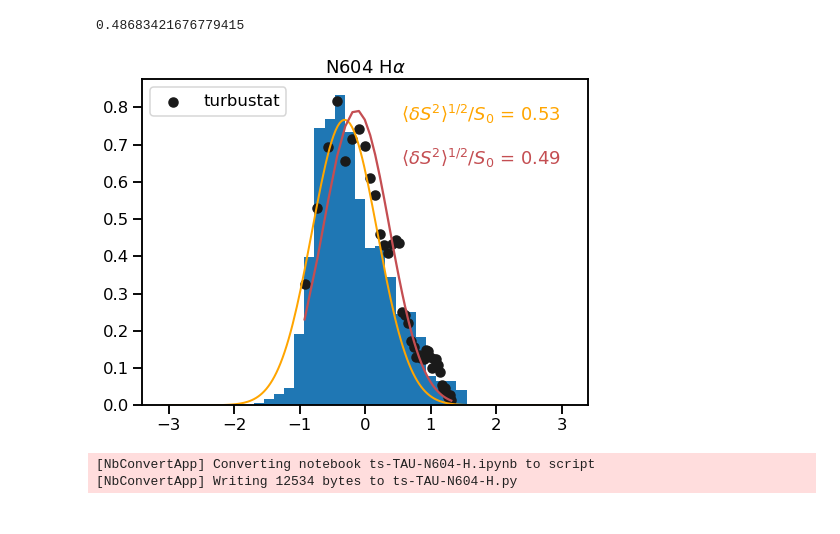
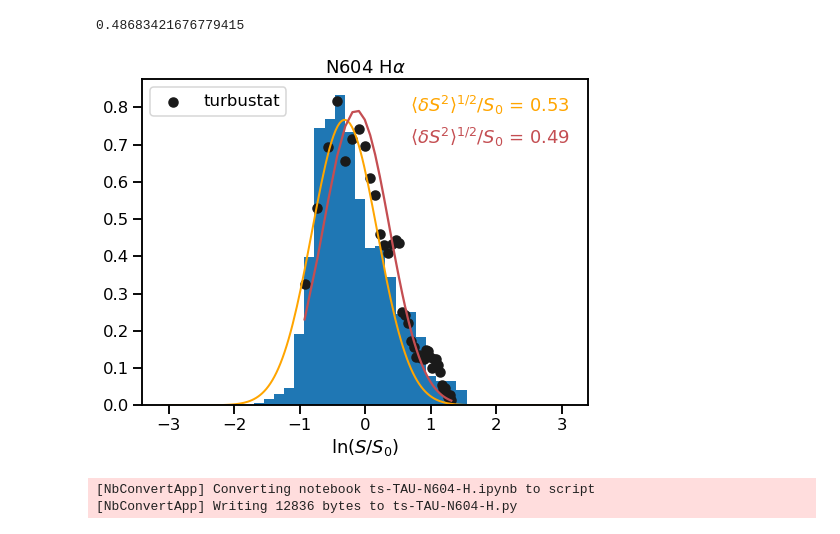
Before and after one commit to JavGVastro/PhD.Paper, a Jupyter notebook: turbustat_analysis/ts-TAU-N604-H.ipynb, the cells around one changed output. Saved outputs shown, nothing was run; the diff lists cells and outputs as text; code cells hidden in the pictures.

```diff
--- a/turbustat_analysis/ts-TAU-N604-H.ipynb
+++ b/turbustat_analysis/ts-TAU-N604-H.ipynb
@@ -592,38 +597,44 @@ eps_rms_t
 # %% [output]
 0.48683421676779415
 # %%
-plt.figure(figsize=(8, 6))
+fig, ax = plt.subplots(figsize=(8, 6))
+
 
 ##pdf
-H, edges, patches = plt.hist(
+H, edges, patches = ax.hist(
             np.log(sb[m]),
             # weights=s[m],
             density=True,
             bins=40,
             range=[-3.1, 3.1],)
 
 ##lognorm fit
-plt.plot(xx, g(xx), "orange", lw=2)
+ax.plot(xx, g(xx), "orange", lw=2)
+
 
 ##pdf turbustat and fit
-plt.scatter(np.log(x), x*pdf_mom0.pdf, color = 'k', zorder = 2, label = 'turbustat')
-plt.plot(np.log(x), x*LN.pdf(x), color = 'r')
+ax.scatter(np.log(x), x*pdf_mom0.pdf, color = 'k', zorder = 2, label = 'turbustat')
+ax.plot(np.log(x), x*LN.pdf(x), color = 'r')
 
-plt.text(.75, 1.3,r"$\langle \delta S^2 \rangle^{1/2} / S_0$ = " + str(np.round(eps_rms ,2)), transform=ax.transAxes, color = 'orange')
-plt.text(.75, 1.1,r"$\langle \delta S^2 \rangle^{1/2} / S_0$ = " + str(np.round(eps_rms_t ,2)), transform=ax.transAxes, color = 'r')
-
+ax.text(.6, 0.9,r"$\langle \delta S^2 \rangle^{1/2} / S_0$ = " + str(np.round(eps_rms ,2)), transform=ax.transAxes, color = 'orange')
+ax.text(.6, 0.8,r"$\langle \delta S^2 \rangle^{1/2} / S_0$ = " + str(np.round(eps_rms_t ,2)), transform=ax.transAxes, color = 'r')
 
 plt.title(name + ' '+ em_line)
-plt.legend(loc = 2)
+ax.legend(loc = 2)
+
+ax.set(
+    xlabel="$\ln (S/S_0)$",
+
+)
 
 plt.savefig('Imgs//'+ 'bf_'+ name + element +  '.pdf', bbox_inches='tight')
 # %% [output]
-[figure, old version]
+[figure, new version]
 # %%
 !jupyter nbconvert --to script --no-prompt ts-TAU-N604-H.ipynb
 # %% [output]
 [NbConvertApp] Converting notebook ts-TAU-N604-H.ipynb to script
-[NbConvertApp] Writing 12534 bytes to ts-TAU-N604-H.py
+[NbConvertApp] Writing 12836 bytes to ts-TAU-N604-H.py
 # %%
 print("--- %s seconds ---" % (time.time()-start_time))
 # %% [output]
```
Also changed, not shown: parts of 11 cells of this notebook, 44 other files.
